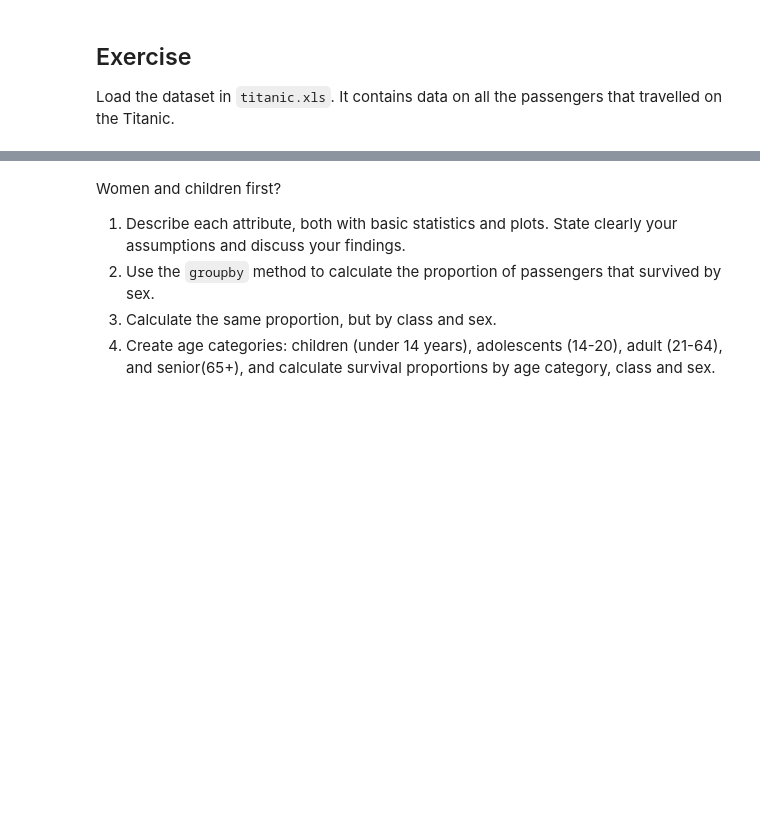
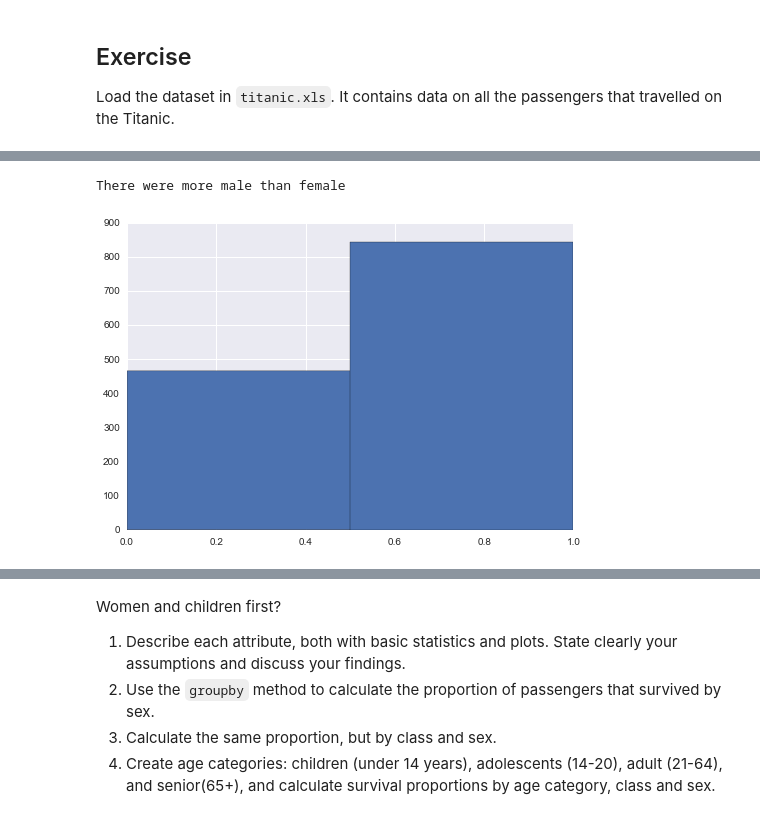
Before and after one commit to daniel-guggenheim/ada-homeworks, a Jupyter notebook: Data Wrangling with Pandas.ipynb, the cells around one changed output, grey strips where cells are left out. Saved outputs shown, nothing was run; the diff lists cells and outputs as text; code cells hidden in the pictures; blank space fills up the shorter version.

```diff
--- a/Data Wrangling with Pandas.ipynb
+++ b/Data Wrangling with Pandas.ipynb
@@ -626,0 +1697,11 @@ HTML(filename='Data/titanic.html')
+# %%
+
+
+
+sexmap = {'female':0, 'male':1}
+titanic['sex'] = titanic.sex.map(sexmap)
+titanic.sex.hist(bins=2)
+print("There were more male than female")
+# %% [output]
+There were more male than female
+[figure, added]
```
Also changed, not shown: parts of 130 cells of this notebook.
